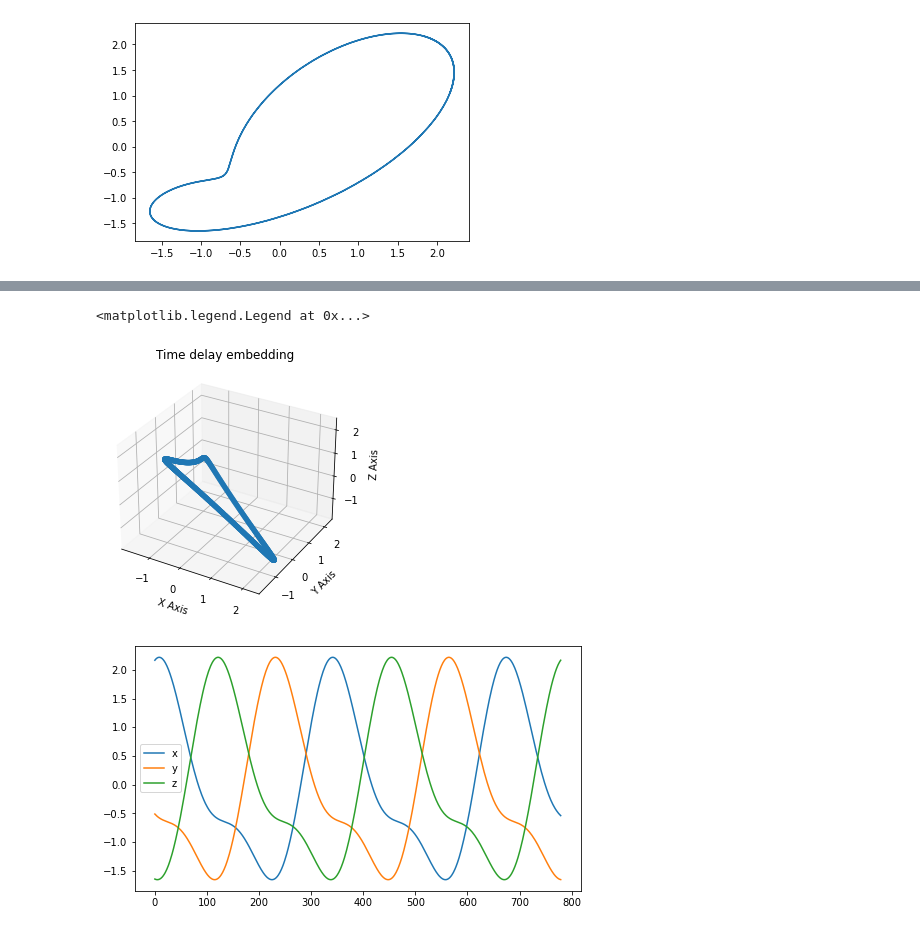
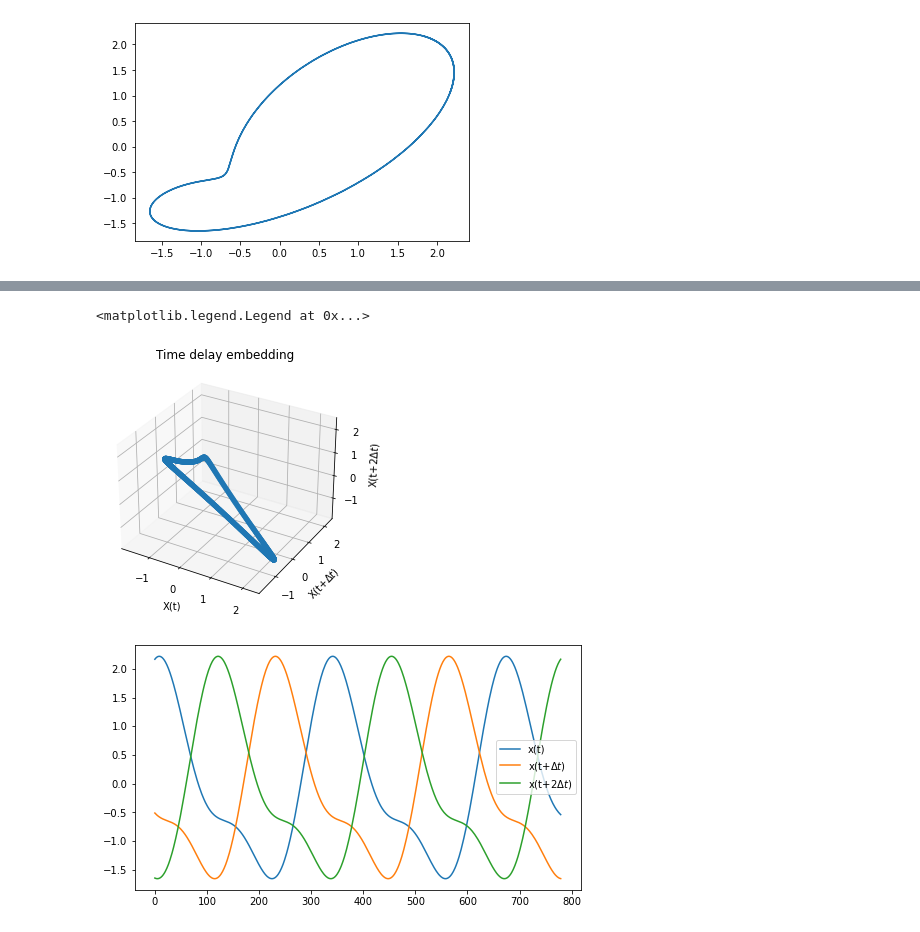
Before and after one commit to evtodorov/MLCMS, a Jupyter notebook: Exercise_5/Task_4_1.ipynb, the cells around one changed output, grey strips where cells are left out. Saved outputs shown, nothing was run; the diff lists cells and outputs as text; code cells hidden in the pictures.

```diff
--- a/Exercise_5/Task_4_1.ipynb
+++ b/Exercise_5/Task_4_1.ipynb
@@ -252,27 +259,28 @@ z_4 = data_delay_220
 # %%
 # Plot the time delayed embedded manifold in three dimensions
 fig = plt.figure(figsize=(8, 4.5))
 ax = fig.gca(projection='3d')
 
 sc = ax.scatter(x_4, y_4, z_4)#, c=t,cmap='Blues')
 
 #ax.scatter(x,y,z,c=t,cmap='coolwarm')
-ax.set_xlabel("X Axis")
-ax.set_ylabel("Y Axis")
-ax.set_zlabel("Z Axis")
+ax.set_xlabel('X(t)')
+ax.set_ylabel('X(t+$\Delta t$)')
+ax.set_zlabel('X(t+2$\Delta t$)')
 ax.set_title("Time delay embedding")
+
 
 #plt.colorbar(sc)
 
 plt.figure(figsize=(8,4.5))
-plt.plot(x_4, label='x')
-plt.plot(y_4, label='y')
-plt.plot(z_4, label='z')
+plt.plot(x_4, label='x(t)')
+plt.plot(y_4, label='x(t+$\Delta t)$')
+plt.plot(z_4, label='x(t+2$\Delta t)$')
 plt.legend()
 # %% [output]
 <matplotlib.legend.Legend at 0x...>
-[figure, old version]
+[figure, new version]
-[figure, old version]
+[figure, new version]
 # %%
 # Assigning values of time delay embedding to x, y and z coordinates
 x_5 = data[:,0][0:760]
```
Also changed, not shown: parts of 6 cells of this notebook, 1 other file.
